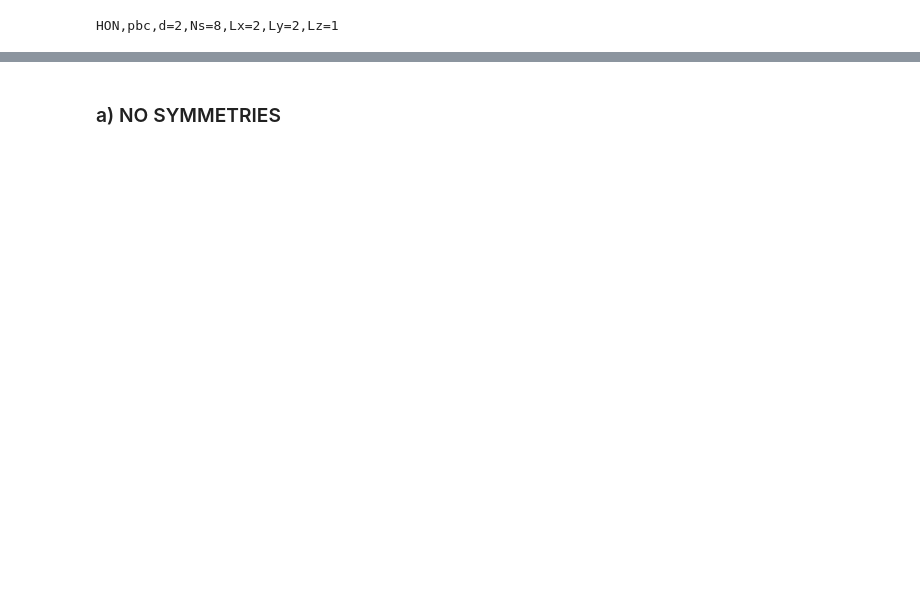
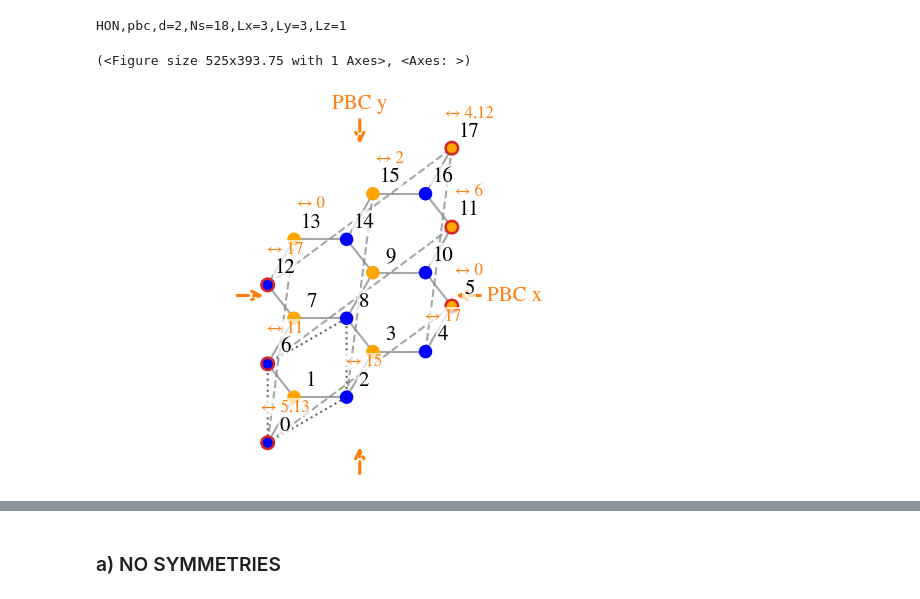
Before and after one commit to makskliczkowski/pyqusolver, a Jupyter notebook: Python/examples/example_symmetries.ipynb, the cells around one changed output, grey strips where cells are left out. Saved outputs shown, nothing was run; the diff lists cells and outputs as text; code cells hidden in the pictures; blank space fills up the shorter version.

Commit message:
Refactor code structure for improved readability and maintainability

```diff
--- a/Python/examples/example_symmetries.ipynb
+++ b/Python/examples/example_symmetries.ipynb
@@ -9,5 +11,10 @@ import numpy                                                as np
 # %%
-lat             = HoneycombLattice(lx=2, ly=2)
+lat             = HoneycombLattice(lx=3, ly=3, bc='pbc')
 lat
 # %% [output]
-HON,pbc,d=2,Ns=8,Lx=2,Ly=2,Lz=1
+HON,pbc,d=2,Ns=18,Lx=3,Ly=3,Lz=1
+# %%
+lat.plot_structure(show_indices=True, partition_colors=['blue', 'orange'], highlight_boundary=True, boundary_offset=0.1)
+# %% [output]
+(<Figure size 525x393.75 with 1 Axes>, <Axes: >)
+[figure, added]
```
Also changed, not shown: parts of 23 cells of this notebook, 4 other files.
